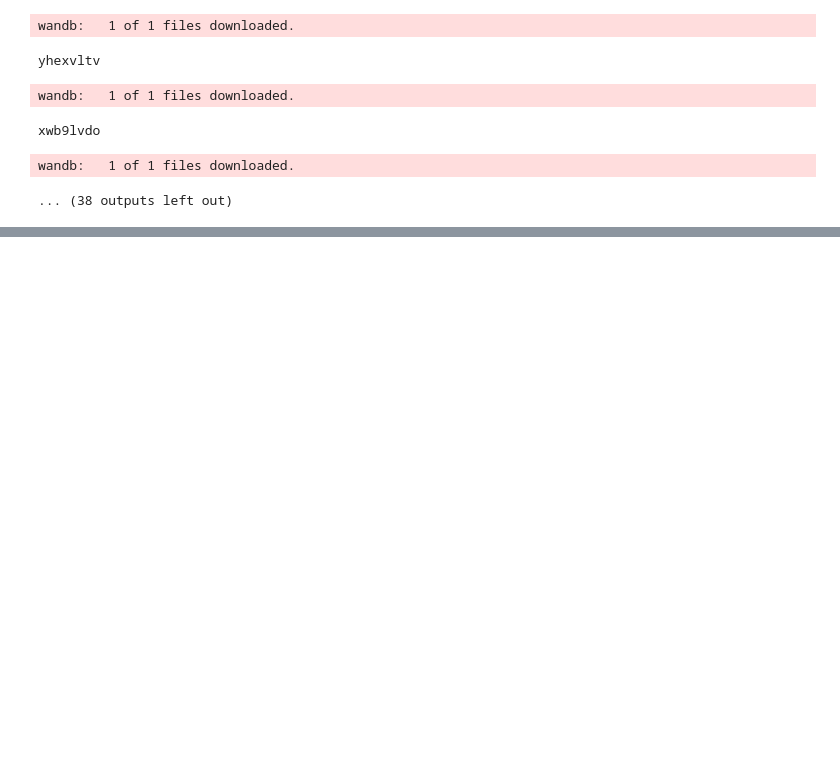
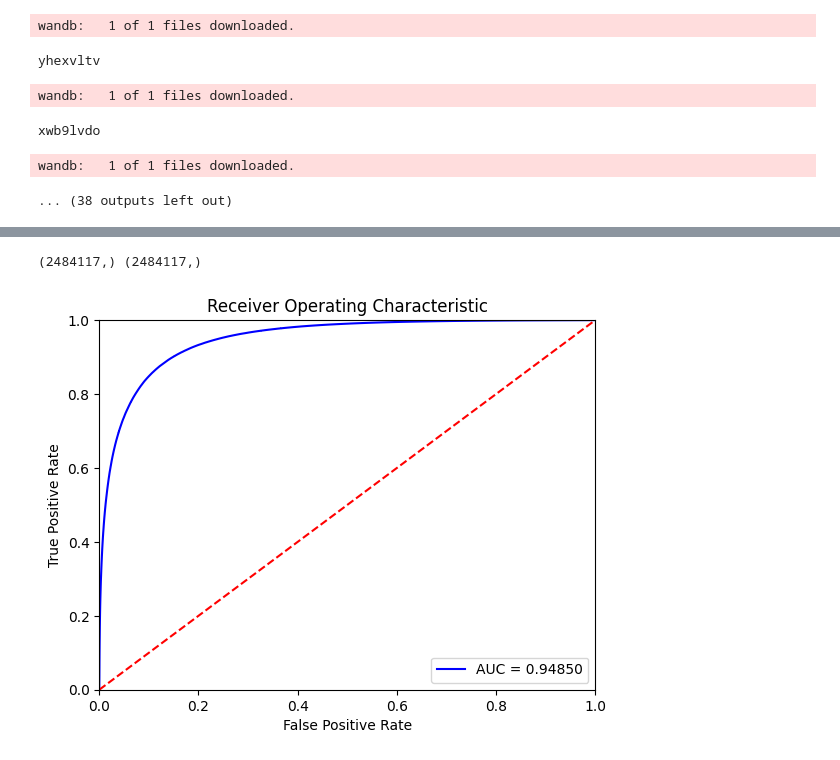
Before and after one commit to evilpegasus/transfer-learning, a Jupyter notebook: plots.ipynb, the cells around one changed output, grey strips where cells are left out. Cells and saved outputs as stored; diff of their text form; code cells hidden in the pictures; blank space fills up the shorter version.

```diff
--- a/plots.ipynb
+++ b/plots.ipynb
@@ -58,0 +133,39 @@ wandb:   1 of 1 files downloaded.
+# %%
+test_datagen = iter(test_dataloader)
+test_batch_matrics = {
+  "loss": [],
+  "accuracy": [],
+  "auc": [],
+}
+logits_list = []
+y_true_list = []
+
+for batch_step in tqdm(range(len(test_dataloader))):
+  batch = next(test_datagen)
+  loss, logits = eval_step(state, batch)
+  test_batch_matrics["loss"].append(loss)
+  test_batch_matrics["accuracy"].append(jnp.mean((logits > 0) == batch[1]))
+  test_batch_matrics["auc"].append(roc_auc_score(batch[1], logits))
+  logits_list.append(logits)
+  y_true_list.append(batch[1])
+# %%
+y_true = np.concatenate(y_true_list)
+y_pred = np.concatenate(logits_list)
+print(y_true.shape, y_pred.shape)
+# %% [output]
+(2484117,) (2484117,)
+# %%
+fpr, tpr, threshold = roc_curve(y_true, y_pred)
+roc_auc = auc(fpr, tpr)
+# %%
+plt.title('Receiver Operating Characteristic')
+plt.plot(fpr, tpr, 'b', label = 'AUC = %0.5f' % roc_auc)
+plt.legend(loc = 'lower right')
+plt.plot([0, 1], [0, 1],'r--')
+plt.xlim([0, 1])
+plt.ylim([0, 1])
+plt.ylabel('True Positive Rate')
+plt.xlabel('False Positive Rate')
+plt.show()
+# %% [output]
+[figure, added]
```
Also changed, not shown: parts of 5 cells of this notebook, 1 other file.
